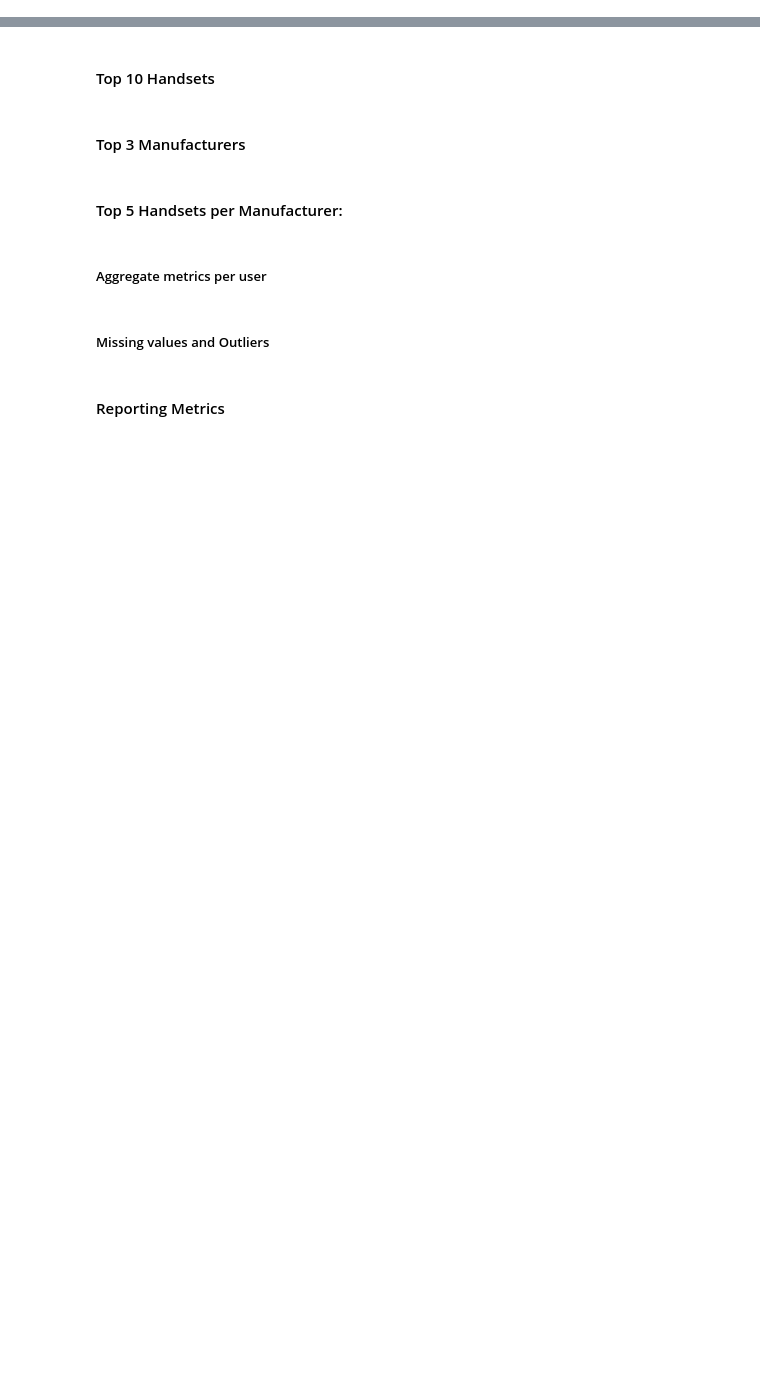
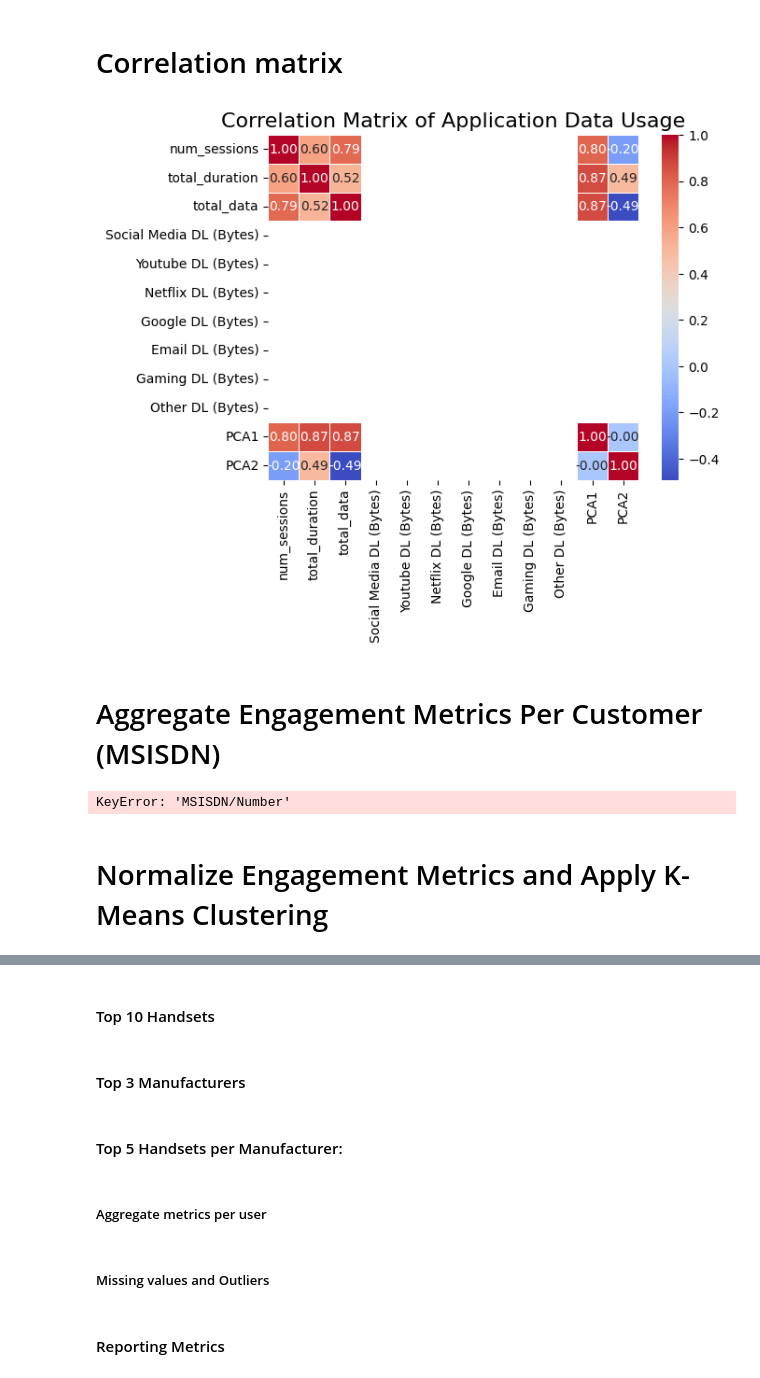
Before and after one commit to abenaacs/Week-2-TellCo-Mobile-Service-Provider, a Jupyter notebook: notebooks/user_overview_analysis.ipynb, the cells around one changed output, grey strips where cells are left out. Cells and saved outputs as stored; diff of their text form; code cells hidden in the pictures; blank space fills up the shorter version.

```diff
--- a/notebooks/user_overview_analysis.ipynb
+++ b/notebooks/user_overview_analysis.ipynb
@@ -29,0 +296,40 @@ print(df.describe())
+# %% [markdown]
+# Correlation matrix
+# %%
+# Compute correlation matrix
+correlation_matrix = user_data.corr()
+
+# correlation_matrix = df['social_media', 'google', 'email', 'youtube', 'netflix', 'gaming', 'other'].corr()
+sns.heatmap(correlation_matrix, annot=True, cmap='coolwarm', fmt='.2f', linewidths=0.5)
+plt.title('Correlation Matrix of Application Data Usage', fontsize=16)
+plt.show()
+# %% [output]
+[figure, added]
+# %% [markdown]
+#  Aggregate Engagement Metrics Per Customer (MSISDN)
+# %%
+# Aggregate metrics per customer (MSISDN)
+engagement_metrics = df.groupby('MSISDN/Number').agg(
+    session_frequency=('Bearer Id', 'count'),  # Count sessions per user
+    total_duration=('total_session_duration', 'sum'),  # Sum total duration per user
+    total_traffic=('total_data', 'sum')  # Sum total data usage per user
+).reset_index()
+
+# Inspecting the top 10 customers for each engagement metric
+top_session_frequency = engagement_metrics.nlargest(10, 'session_frequency')
+top_total_duration = engagement_metrics.nlargest(10, 'total_duration')
+top_total_traffic = engagement_metrics.nlargest(10, 'total_traffic')
+
+# Display top customers for each metric
+print("Top 10 Customers by Session Frequency")
+print(top_session_frequency)
+
+print("Top 10 Customers by Total Duration")
+print(top_total_duration)
+
+print("Top 10 Customers by Total Traffic")
+print(top_total_traffic)
+# %% [output]
+KeyError: 'MSISDN/Number'
+# %% [markdown]
+# Normalize Engagement Metrics and Apply K-Means Clustering
```
Also changed, not shown: parts of 52 cells of this notebook.
